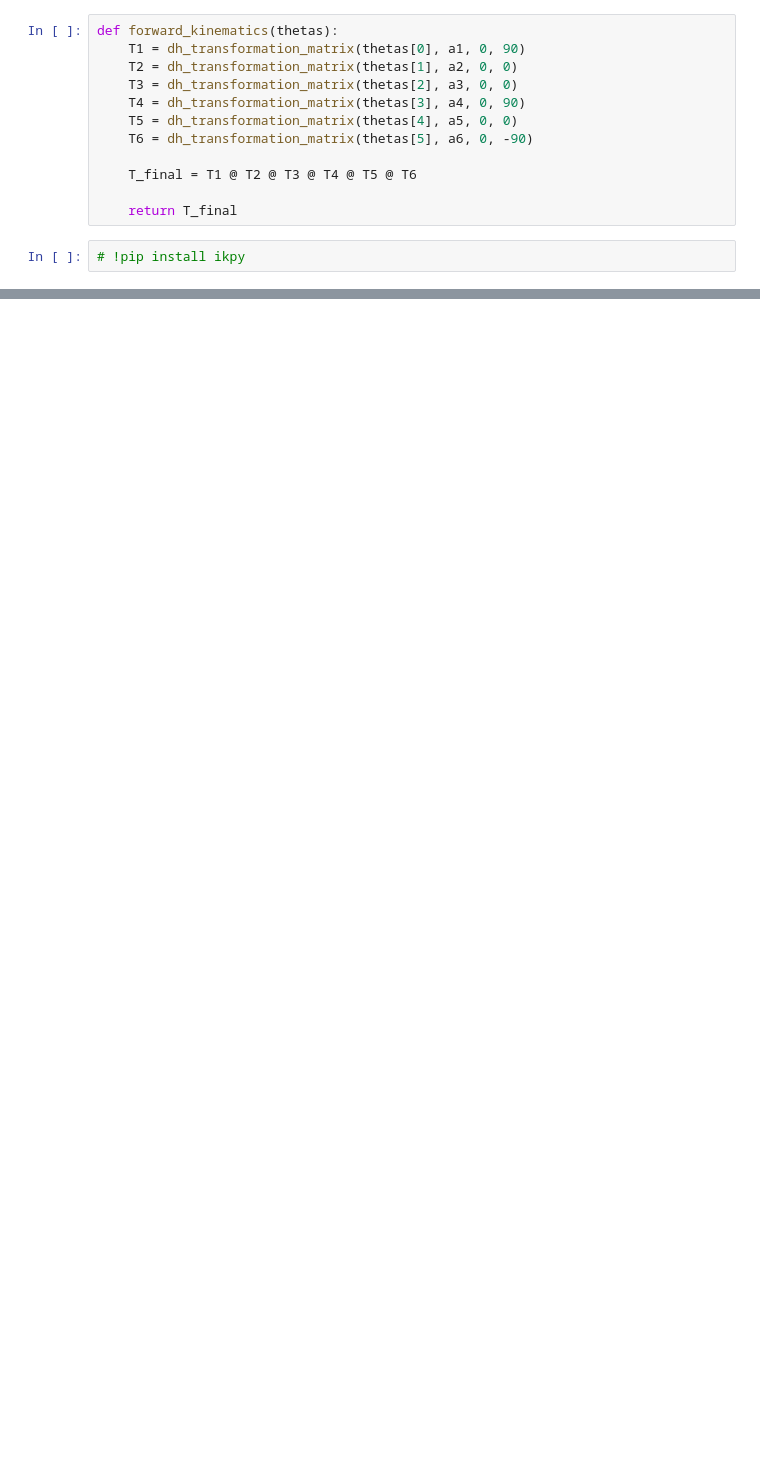
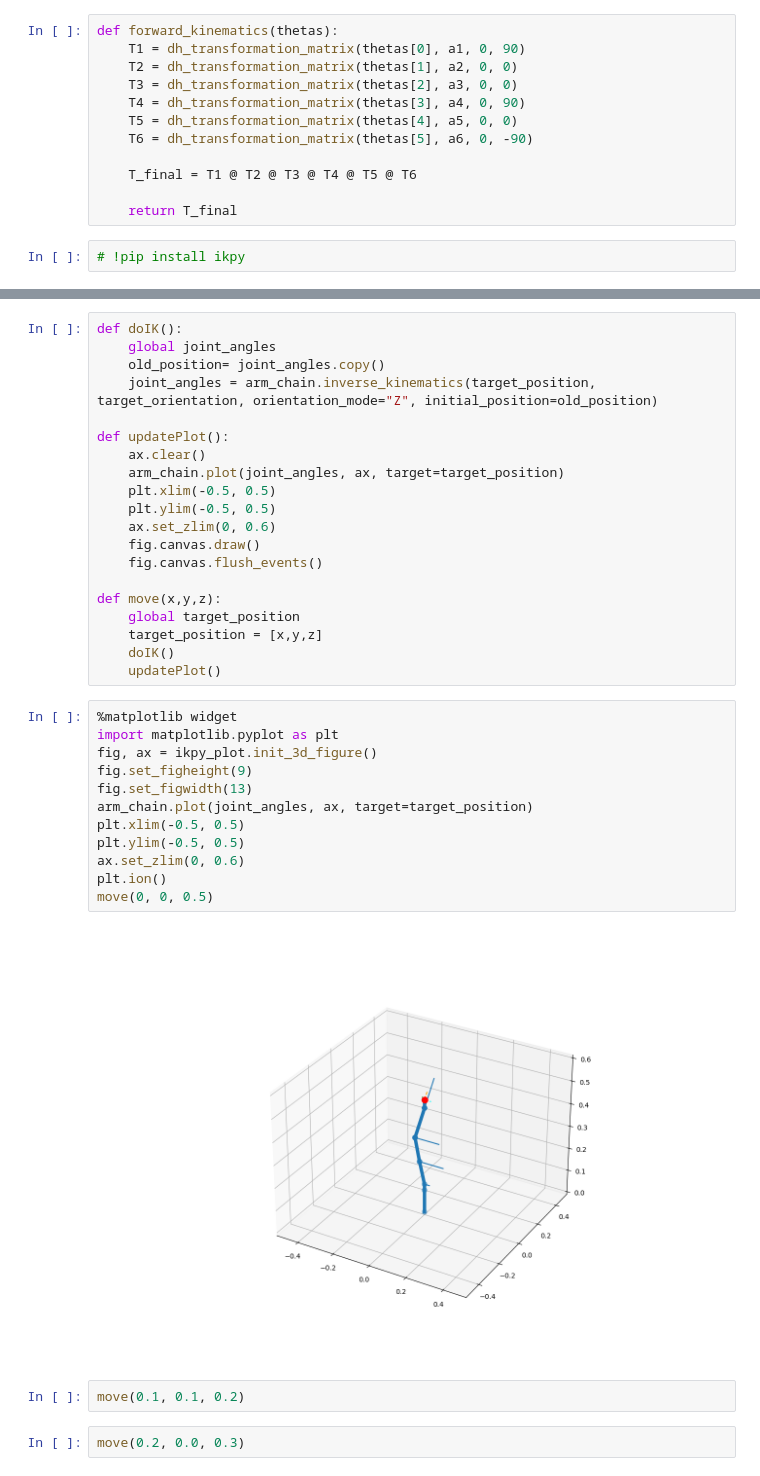
Before and after one commit to deltron-fr/robotic_arm, a Jupyter notebook: kinematics.ipynb, the cells around one changed output, grey strips where cells are left out. Drawn from its saved outputs; the diff is of its cells as text; blank space fills up the shorter version.

```diff
--- a/kinematics.ipynb
+++ b/kinematics.ipynb
@@ -101,0 +78,38 @@ plt.show()
+# %%
+def doIK():
+    global joint_angles
+    old_position= joint_angles.copy()
+    joint_angles = arm_chain.inverse_kinematics(target_position, target_orientation, orientation_mode="Z", initial_position=old_position)
+
+def updatePlot():
+    ax.clear()
+    arm_chain.plot(joint_angles, ax, target=target_position)
+    plt.xlim(-0.5, 0.5)
+    plt.ylim(-0.5, 0.5)
+    ax.set_zlim(0, 0.6)
+    fig.canvas.draw()
+    fig.canvas.flush_events()
+
+def move(x,y,z):
+    global target_position
+    target_position = [x,y,z]
+    doIK()
+    updatePlot()
+# %%
+%matplotlib widget
+import matplotlib.pyplot as plt
+fig, ax = ikpy_plot.init_3d_figure()
+fig.set_figheight(9)
+fig.set_figwidth(13)
+arm_chain.plot(joint_angles, ax, target=target_position)
+plt.xlim(-0.5, 0.5)
+plt.ylim(-0.5, 0.5)
+ax.set_zlim(0, 0.6)
+plt.ion()
+move(0, 0, 0.5)
+# %% [output]
+[figure, added]
+# %%
+move(0.1, 0.1, 0.2)
+# %%
+move(0.2, 0.0, 0.3)
```
Also changed, not shown: parts of 14 cells of this notebook, 4 other files.
